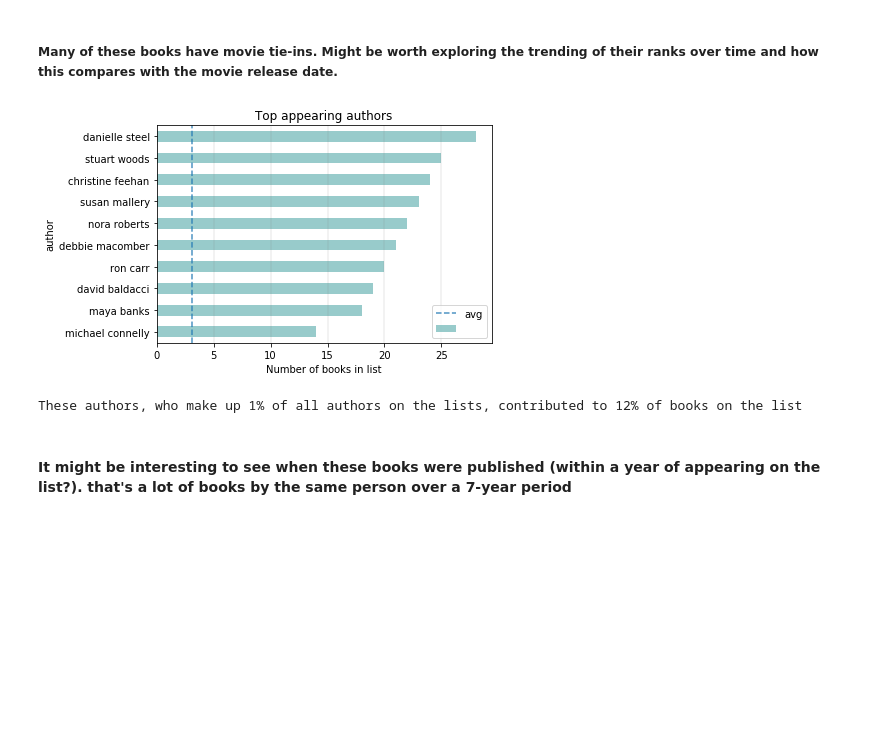
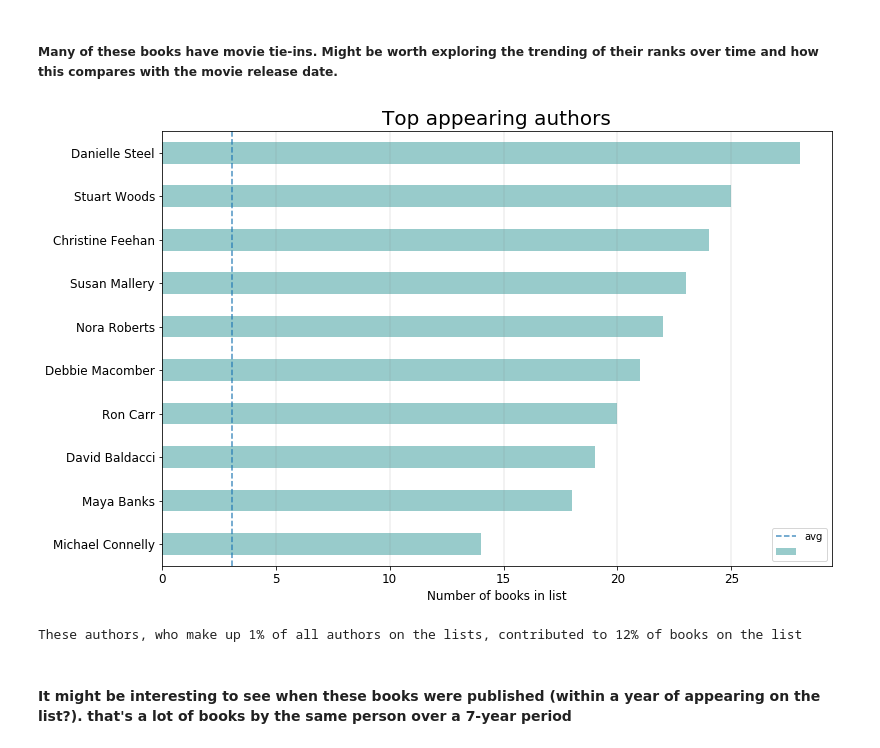
Before and after one commit to sherry-tan/AnalyticsProjects, a Jupyter notebook: nytbestsellers/NYT Bestseller Lists Analysis.ipynb, the cells around one changed output. Cells and saved outputs as stored; diff of their text form; code cells hidden in the pictures; blank space fills up the shorter version.

```diff
--- a/nytbestsellers/NYT Bestseller Lists Analysis.ipynb
+++ b/nytbestsellers/NYT Bestseller Lists Analysis.ipynb
@@ -208,13 +218,21 @@ plt.show(fig)
 
 import matplotlib.pyplot as plt
 
+
+fig = plt.figure(figsize=(12,8))
 fig = num_bookappear.tail(20).plot.barh(color=(0.2, 0.6, 0.6, 0.5))
 
 ax = plt.axes()
 ax.grid(which='major', axis='x', color='gray', linestyle='-', linewidth=0.2)
-plt.xlabel("Number of weeks in list")
 
-plt.title("Top book appearances")
+plt.xlabel("Number of weeks in list", fontsize = 12)
+plt.title("Top book appearances", fontsize=20)
+for label in ax.xaxis.get_ticklabels():
+    label.set_fontsize(12)
+for label in ax.yaxis.get_ticklabels():
+    label.set_fontsize(12)
 
 plt.show(fig)
+
+ax.figure.savefig('topbookappearances', bbox_inches = 'tight', dpi = 200)
 # %% [output]
@@ -224,33 +242,43 @@ plt.show(fig)
 # %%
 # visualize which authors has the most number of books on list
 
 numbooksbyauthor= df_cleaned.groupby('author')['title'].apply(lambda x: len(x.unique()))
 mostactiveauthors = numbooksbyauthor.sort_values(ascending = True).tail(10)
+mostactiveauthors2 = numbooksbyauthor.sort_values(ascending = True).tail(10)
+mostactiveauthors.index = mostactiveauthors.index.str.title()
 
+fig = plt.figure(figsize=(12,8))
 fig = mostactiveauthors.plot.barh(color=(0.2, 0.6, 0.6, 0.5))
 
 ax = plt.axes()
 ax.grid(which='major', axis='x', color='gray', linestyle='-', linewidth=0.2)
 
-plt.xlabel("Number of books in list")
-plt.title("Top appearing authors")
+plt.xlabel("Number of books in list", fontsize=12)
+ax.set_ylabel('', color = '#4e98ed')
+plt.title("Top appearing authors", fontsize=20)
+for label in ax.xaxis.get_ticklabels():
+    label.set_fontsize(12)
+for label in ax.yaxis.get_ticklabels():
+    label.set_fontsize(12)
 
 plt.axvline(numbooksbyauthor.mean(), linestyle='--', label = 'avg.', alpha = 0.8)
 l = plt.legend()
 ax.legend(labels= ['avg',''])
 
-plt.show(fig)
+plt.show()
 
 ## 86 books contributed by 10 most active authors
 mostactiveauthors.values.sum()
 
 ### top 10 authors make up 2% of the 395 authors appearing on list
 percentauth = 10*100/len(df_cleaned['author'].unique())
 percentbooks = mostactiveauthors.values.sum()*100/len(df_cleaned['author-title'].unique())
 
+ax.figure.savefig('topappearing.png', bbox_inches = 'tight', dpi = 200)
+
 print("These authors, who make up %d%% of all authors on the lists, contributed to %d%% of books on the list"%(percentauth, percentbooks))
 # %% [output]
-[figure, old version]
+[figure, new version]
 These authors, who make up 1% of all authors on the lists, contributed to 12% of books on the list
 # %% [markdown]
 #### It might be interesting to see when these books were published (within a year of appearing on the list?). that's a lot of books by the same person over a 7-year period
```
Also changed, not shown: parts of 12 cells of this notebook, 7 other files.
